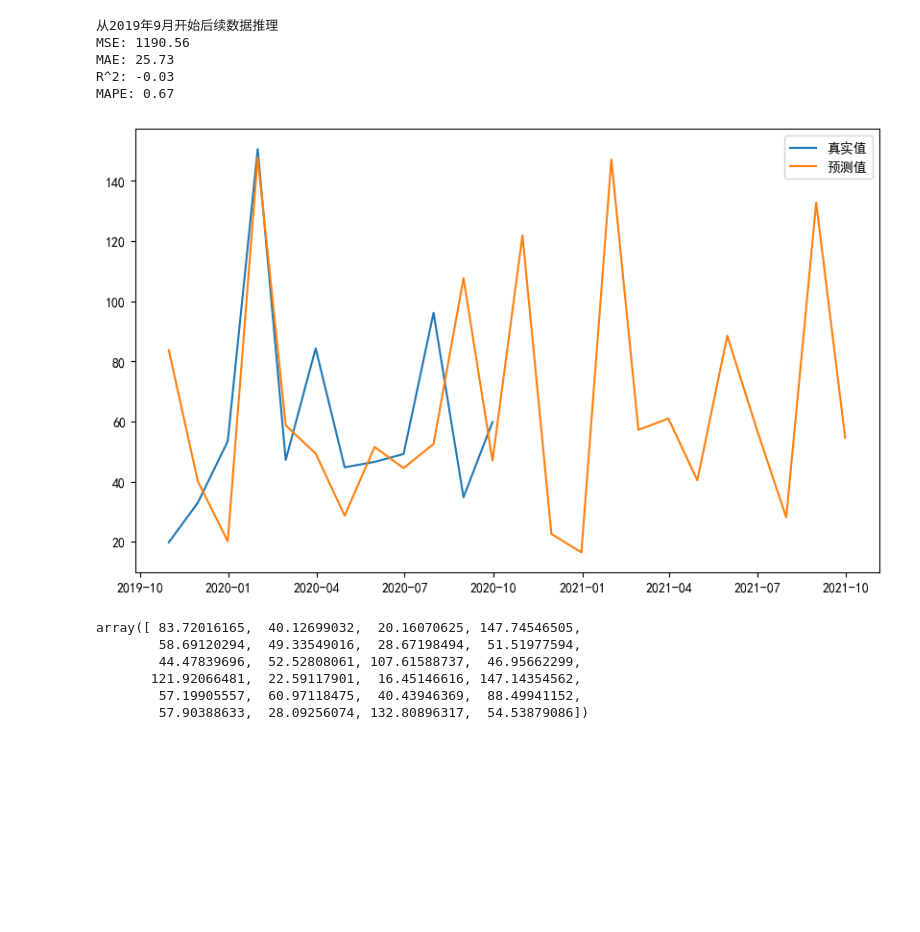
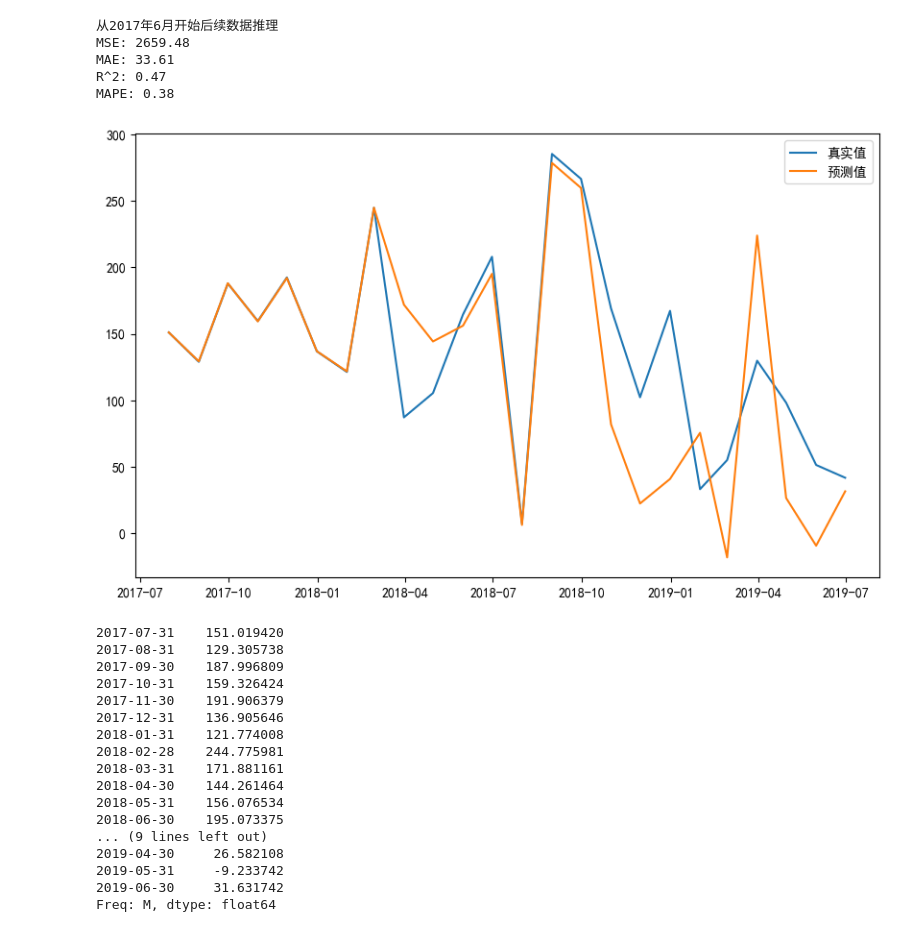
Before and after one commit to hh66911/2024-dingding-A, a Jupyter notebook: grumodel.ipynb, the cells around one changed output. Saved outputs shown, nothing was run; the diff lists cells and outputs as text; code cells hidden in the pictures; blank space fills up the shorter version.

```diff
--- a/grumodel.ipynb
+++ b/grumodel.ipynb
@@ -10,5 +10,5 @@ import pandas as pd
 import model_predict
 from sklearn.model_selection import train_test_split
 # %%
-series, scaler = model_predict.read_data_series(scale=True, filter_early=True, file_index=1)
+series, scaler = model_predict.read_data_series(scale=True, filter_early=True, file_index=2)
 # %% [output]
@@ -38,7 +54,7 @@ model_parameters = {
 # %%
 from importlib import reload
 reload(model_predict)
-model_predict.train_rnn_model(GRUModel, model_parameters, series, epochs=600)
+model_predict.train_rnn_model(GRUModel, model_parameters, series, test_shuffle=True, epochs=600)
 # %% [output]
 训练 GRUModel 模型
 结果保存到： GRUModel_best.pth
@@ -58,16 +74,27 @@ Best Validation Loss: 0.7203890085220337
 # %%
 model = model_predict.load_rnn_model_best(GRUModel, model_parameters)
-model_predict.predict_to_future_rnn(model, series, scaler, last_months=12)
+model_predict.predict_to_future_rnn(model, series, scaler, last_months=24)
 # %% [output]
-从2019年9月开始后续数据推理
-MSE: 1190.56
-MAE: 25.73
-R^2: -0.03
-MAPE: 0.67
+从2017年6月开始后续数据推理
+MSE: 2659.48
+MAE: 33.61
+R^2: 0.47
+MAPE: 0.38
-[figure, old version]
+[figure, new version]
-array([ 83.72016165,  40.12699032,  20.16070625, 147.74546505,
-        58.69120294,  49.33549016,  28.67198494,  51.51977594,
-        44.47839696,  52.52808061, 107.61588737,  46.95662299,
-       121.92066481,  22.59117901,  16.45146616, 147.14354562,
-        57.19905557,  60.97118475,  40.43946369,  88.49941152,
-        57.90388633,  28.09256074, 132.80896317,  54.53879086])
+2017-07-31    151.019420
+2017-08-31    129.305738
+2017-09-30    187.996809
+2017-10-31    159.326424
+2017-11-30    191.906379
+2017-12-31    136.905646
+2018-01-31    121.774008
+2018-02-28    244.775981
+2018-03-31    171.881161
+2018-04-30    144.261464
+2018-05-31    156.076534
+2018-06-30    195.073375
+... (9 lines left out)
+2019-04-30     26.582108
+2019-05-31     -9.233742
+2019-06-30     31.631742
+Freq: M, dtype: float64
```
Also changed, not shown: parts of 2 cells of this notebook, 4 other files.
